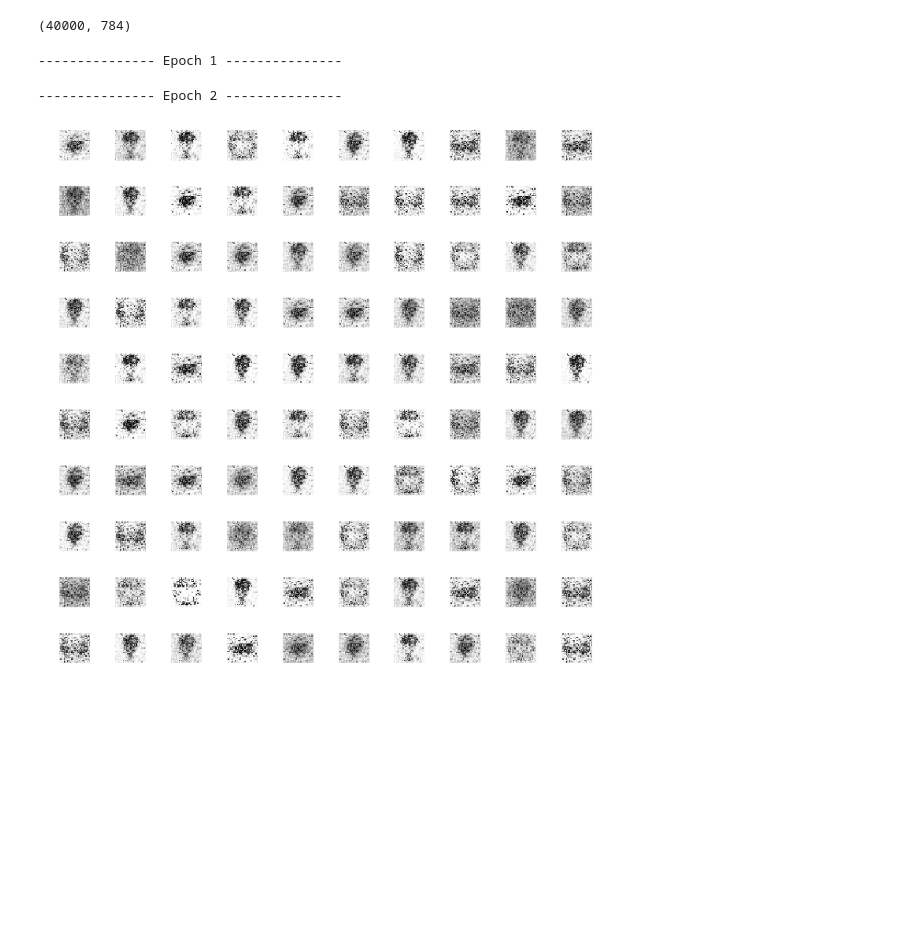
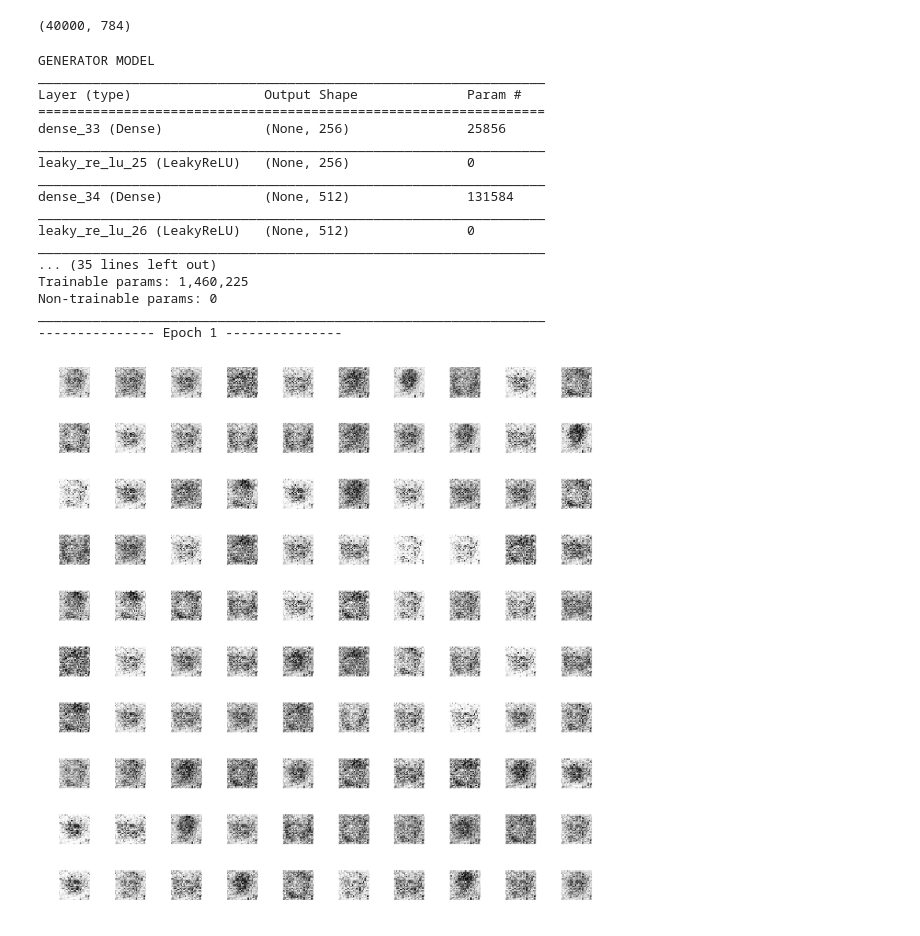
Before and after one commit to raghav74/Neural-Artist, a Jupyter notebook: GanDraw.ipynb, the cells around one changed output. Saved outputs shown, nothing was run; the diff lists cells and outputs as text; code cells hidden in the pictures; blank space fills up the shorter version.

```diff
--- a/GanDraw.ipynb
+++ b/GanDraw.ipynb
@@ -161,6 +164,7 @@ def get_generator(optimizer):
 
     generator.add(Dense(784, activation='tanh'))
     generator.compile(loss='binary_crossentropy', optimizer=optimizer)
+    generator.summary()
     return generator
 
 def get_discriminator(optimizer):
@@ -179,6 +183,8 @@ def get_discriminator(optimizer):
 
     discriminator.add(Dense(1, activation='sigmoid'))
     discriminator.compile(loss='binary_crossentropy', optimizer=optimizer)
+
+    discriminator.summary()
     return discriminator
 # %%
 def get_gan_network(discriminator, random_dim, generator, optimizer):
@@ -218,7 +228,9 @@ def train(epochs=1, batch_size=128):
 
     # Build our GAN netowrk
     adam = get_optimizer()
+    print('GENERATOR MODEL')
     generator = get_generator(adam)
+    print('DISCRIMINATOR MODEL')
     discriminator = get_discriminator(adam)
     gan = get_gan_network(discriminator, random_dim, generator, adam)
 
@@ -227,33 +239,54 @@ def train(epochs=1, batch_size=128):
         for _ in tqdm(range(batch_count)):
             # Get a random set of input noise and images
             noise = np.random.normal(0, 1, size=[batch_size, random_dim])
             image_batch = x_train[np.random.randint(0, x_train.shape[0], size=batch_size)]
 
             # Generate fake images
             generated_images = generator.predict(noise)
             X = np.concatenate([image_batch, generated_images])
 
             # Labels for generated and real data
             y_dis = np.zeros(2*batch_size)
             # One-sided label smoothing
             y_dis[:batch_size] = 0.9
 
             # Train discriminator
             discriminator.trainable = True
             discriminator.train_on_batch(X, y_dis)
 
             # Train generator
             noise = np.random.normal(0, 1, size=[batch_size, random_dim])
             y_gen = np.ones(batch_size)
             discriminator.trainable = False
             gan.train_on_batch(noise, y_gen)
         #generate image set after 1st epoch and then after every epoch div. by 20
         if e == 1 or e % 20 == 0:
             plot_generated_images(e, generator)
 
+    #save models after training. Important-not working fully.
+    #save_model(generator,'generator')
+    #save_model('discriminator')
+    #save_model('gan')
+
+
 if __name__ == '__main__':
-    train(2, 128)#2 is the number of epochs it runs for
+    train(1, 128)#2 is the number of epochs it runs for
 # %% [output]
+GENERATOR MODEL
+_________________________________________________________________
+Layer (type)                 Output Shape              Param #
+=================================================================
+dense_33 (Dense)             (None, 256)               25856
+_________________________________________________________________
+leaky_re_lu_25 (LeakyReLU)   (None, 256)               0
+_________________________________________________________________
+dense_34 (Dense)             (None, 512)               131584
+_________________________________________________________________
+leaky_re_lu_26 (LeakyReLU)   (None, 512)               0
+_________________________________________________________________
+... (35 lines left out)
+Trainable params: 1,460,225
+Non-trainable params: 0
+_________________________________________________________________
 --------------- Epoch 1 ---------------
---------------- Epoch 2 ---------------
-[figure, old version]
+[figure, new version]
```
Also changed, not shown: parts of 3 cells of this notebook, 2 other files.
